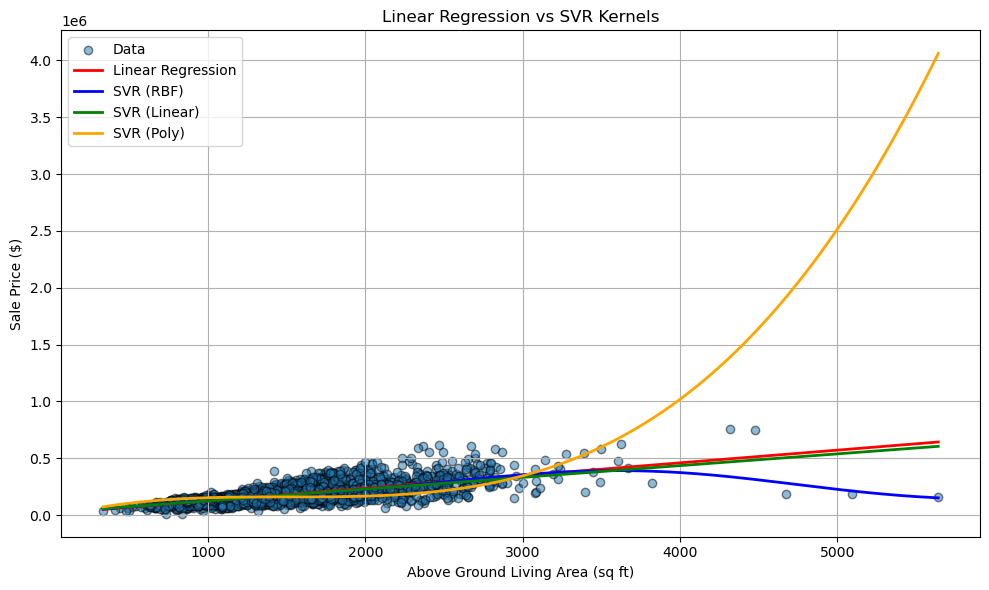
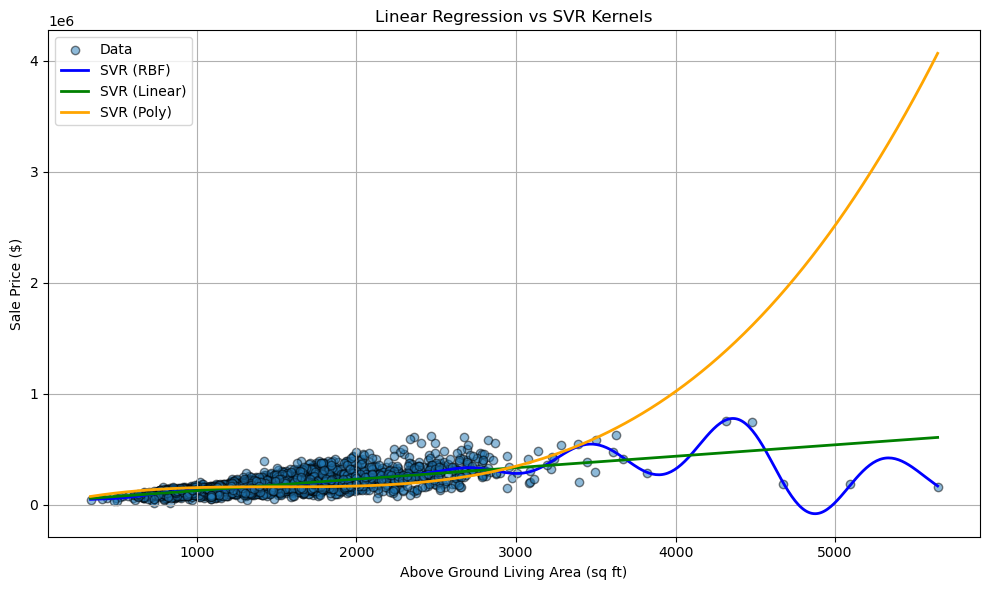
Code edit (unified diff) that turned the first committed figure into the second:
--- before
+++ after
@@ -6,7 +6,7 @@
 
 # SVR models
-svr_rbf = SVR(kernel='rbf', C=2, gamma=0.1)
+svr_rbf = SVR(kernel='rbf', C=100, gamma=1)
 svr_linear = SVR(kernel='linear', C=100)
-svr_poly = SVR(kernel='poly', degree=3, C=100)
+svr_poly = SVR(kernel='poly', degree=3, C=.1)
 
 # Predict using SVR and LinearRegression for comparison
@@ -31,5 +31,4 @@
 plt.figure(figsize=(10, 6))
 plt.scatter(sqFeet, price, alpha=0.5, edgecolor='k', label="Data")
-plt.plot(x_range, y_linreg, color="red", label="Linear Regression", linewidth=2)
 plt.plot(x_range, y_svr_rbf, color="blue", label="SVR (RBF)", linewidth=2)
 plt.plot(x_range, y_svr_linear, color="green", label="SVR (Linear)", linewidth=2)

Commit: SVR updates